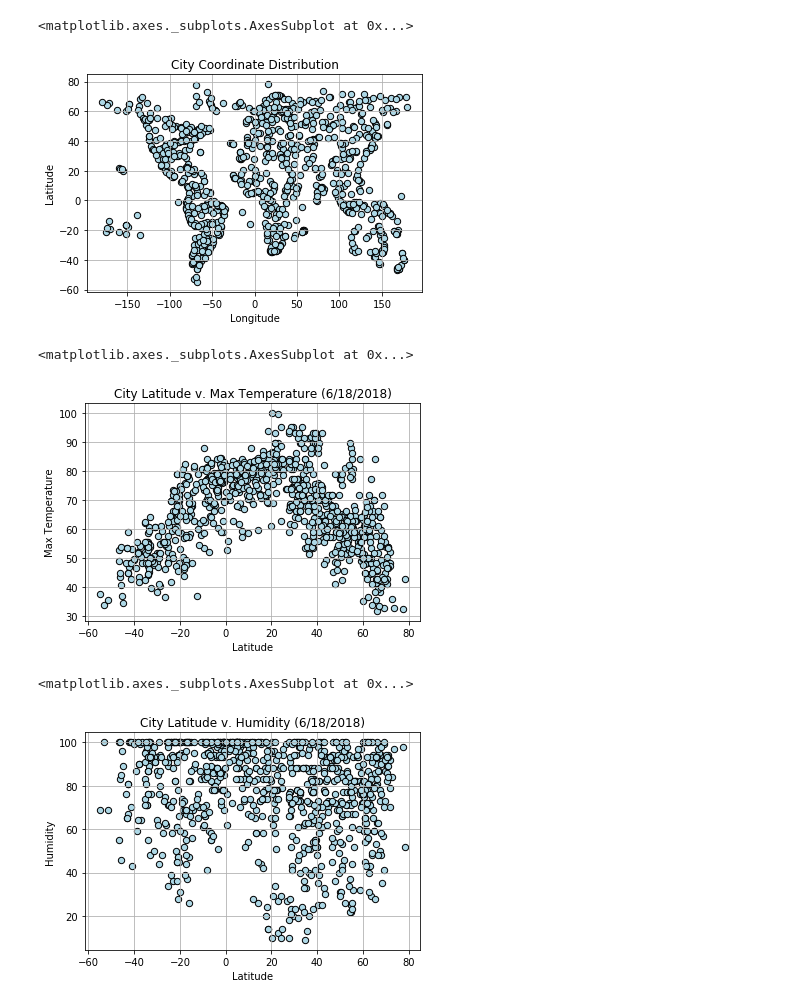
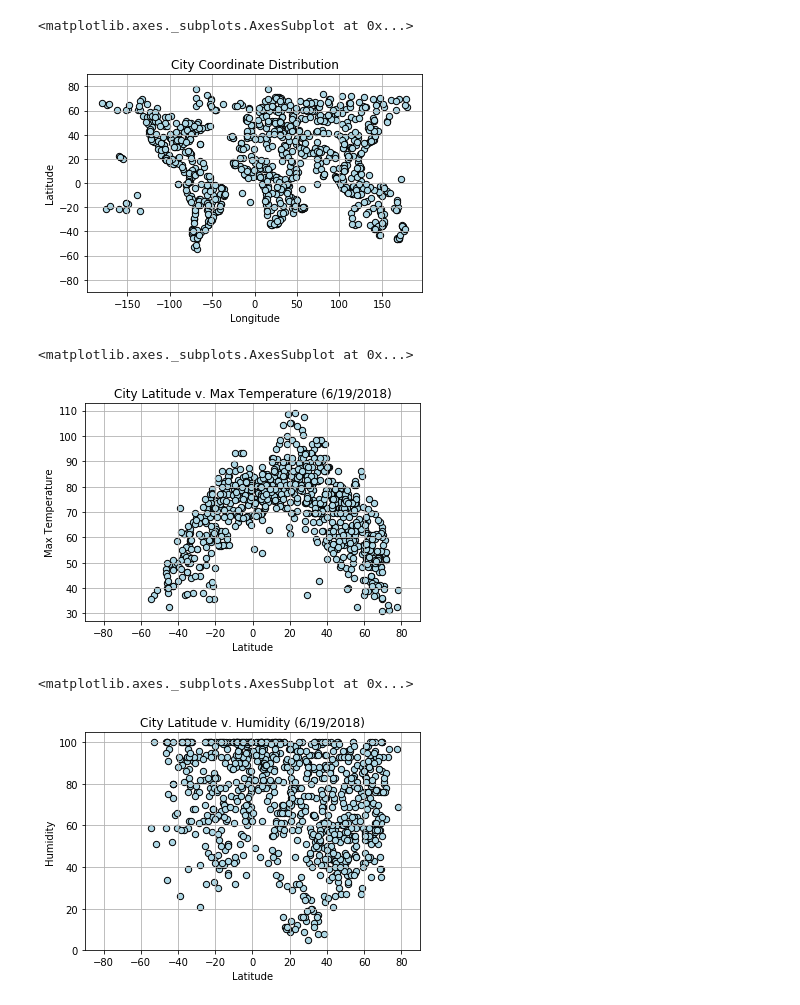
Before and after one commit to dchu101/WeatherPy, a Jupyter notebook: WeatherPy_dchu.ipynb, the cells around one changed output. Cells and saved outputs as stored; diff of their text form; code cells hidden in the pictures.

```diff
--- a/WeatherPy_dchu.ipynb
+++ b/WeatherPy_dchu.ipynb
@@ -119,36 +120,45 @@ cities_df.head()
 # %%
+# World Map, City Coordinate Distribution
+
 cities_df.plot.scatter('Longitude',
                        'Latitude',
                        title='City Coordinate Distribution',
                        s=40,
+                       ylim=[-90,90],
                        color='LightBlue',
                        edgecolor='Black',
                        grid=True)
 # %% [output]
 <matplotlib.axes._subplots.AxesSubplot at 0x...>
-[figure, old version]
+[figure, new version]
 # %%
+# Lat v. Temp
+
 cities_df.plot.scatter('Latitude',
                        'Max Temperature',
-                       title='City Latitude v. Max Temperature (6/18/2018)',
+                       title='City Latitude v. Max Temperature (6/19/2018)',
                        marker='o',
                        s=40,
+                       xlim=[-90, 90],
                        color='LightBlue',
                        edgecolor='black',
                        grid=True)
 # %% [output]
 <matplotlib.axes._subplots.AxesSubplot at 0x...>
-[figure, old version]
+[figure, new version]
 # %%
+#Lat v. Humidity
+
 cities_df.plot.scatter('Latitude',
                        'Humidity',
-                       title='City Latitude v. Humidity (6/18/2018)',
+                       title='City Latitude v. Humidity (6/19/2018)',
                        marker='o',
                        s=40,
+                       xlim=[-90, 90],
                        color='LightBlue',
                        edgecolor='black',
                        grid=True)
 # %% [output]
 <matplotlib.axes._subplots.AxesSubplot at 0x...>
-[figure, old version]
+[figure, new version]
 # %%
```
Also changed, not shown: parts of 7 cells of this notebook, 12 other files.
